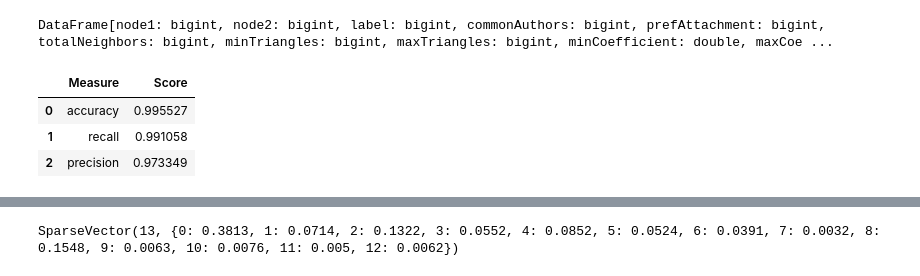
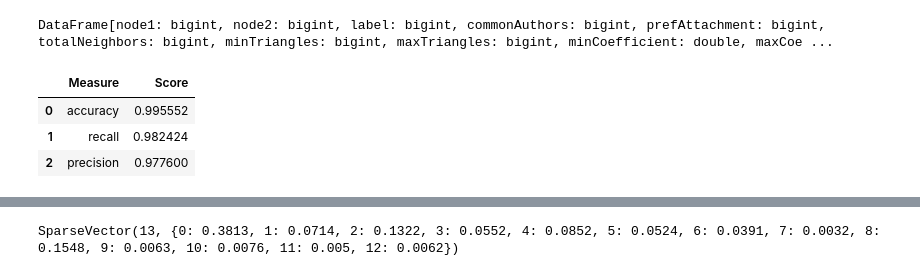
Before and after one commit to areias/link-prediction, a Jupyter notebook: coauthor-link-prediction.ipynb, the cells around one changed output, grey strips where cells are left out. Cells and saved outputs as stored; diff of their text form; code cells hidden in the pictures.

```diff
--- a/coauthor-link-prediction.ipynb
+++ b/coauthor-link-prediction.ipynb
@@ -1232,6 +1232,6 @@ len(train_walks)
 # %%
 import gensim.models
 # %%
-train_model = gensim.models.Word2Vec(train_walks, sg=1, window=5, size=2,min_count=1)
+wv_model = gensim.models.Word2Vec(train_walks, sg=1, window=5, size=2,min_count=1)
 # %% [output]
 WARNING:gensim.models.base_any2vec:consider setting layer size to a multiple of 4 for greater performance
@@ -1239,8 +1240,8 @@ WARNING:gensim.models.base_any2vec:consider setting layer size to a multiple of
 from collections import defaultdict
 # %%
 train_d = defaultdict(list)
-for record in train_model.wv.vocab:
-    train_d[int(record)].append([float(x) for x in list(train_model.wv[record])])
+for record in wv_model.wv.vocab:
+    train_d[int(record)].append([float(x) for x in list(wv_model.wv[record])])
 # %%
 train_d[964][0]
 # %% [output]
@@ -1279,5 +1280,5 @@ fields = ["commonAuthors", "prefAttachment", "totalNeighbors",
     "minTriangles", "maxTriangles", "minCoefficient", "maxCoefficient",
     "samePartition", "sameLouvain","_1","_2", "_3" ,"_4"]
 # %%
-word2vec_model = train_model(fields, training_data)
+w2vec_model = train_model(fields, training_data)
 # %%
@@ -1300,12 +1301,12 @@ query=("""
     WITH a
     CALL gds.alpha.randomWalk.stream('late_graph',{
         start: id(a),
-        steps: 5,
+        steps: 2,
         walks: 5
     })
     YIELD nodeIds
     RETURN [id in nodeIds | toString(id)] as walks
     """)
 
-walks=graphdb.run(query, params).to_series()
+test_walks=graphdb.run(query, params).to_series()
 # %%
@@ -1361,13 +1373,13 @@ test_data
 # %% [output]
 DataFrame[node1: bigint, node2: bigint, label: bigint, commonAuthors: bigint, prefAttachment: bigint, totalNeighbors: bigint, minTriangles: bigint, maxTriangles: bigint, minCoefficient: double, maxCoe ...
 # %%
-word2vec_results = evaluate_model(word2vec_model, test_data)
+word2vec_results = evaluate_model(w2vec_model, test_data)
 display_results(word2vec_results)
 # %% [output]
 |  | Measure | Score |
-| 0 | accuracy | 0.995527 |
-| 1 | recall | 0.991058 |
-| 2 | precision | 0.973349 |
+| 0 | accuracy | 0.995552 |
+| 1 | recall | 0.982424 |
+| 2 | precision | 0.977600 |
 # %%
 plt, fig = create_roc_plot()
 
```
Also changed, not shown: parts of 10 cells of this notebook.
